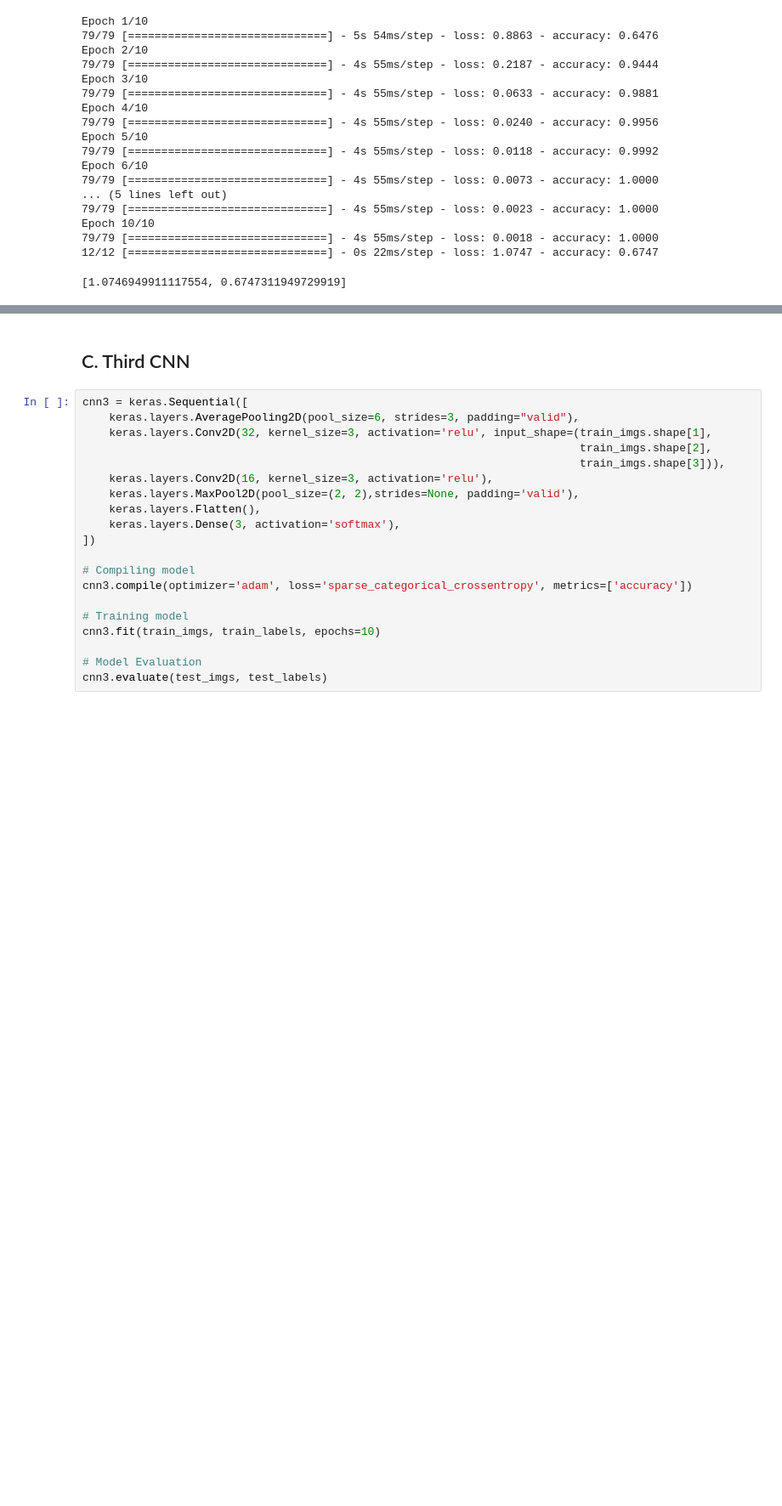
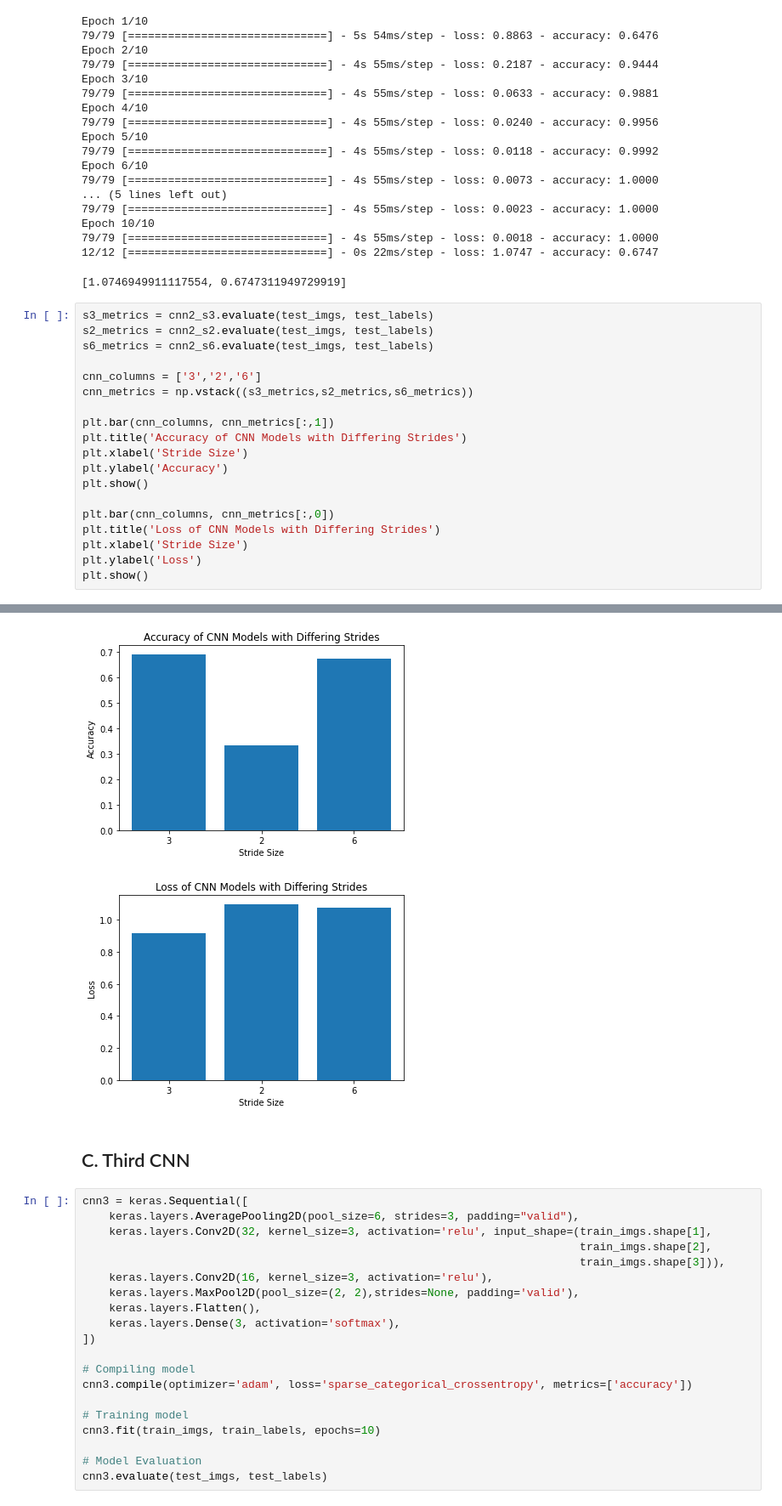
Before and after one commit to tvn4/MSE-491, a Jupyter notebook: Lab 3/Assignment3.ipynb, the cells around one changed output, grey strips where cells are left out. Shown at 85% size. Saved outputs shown, nothing was run; the diff lists cells and outputs as text; blank space fills up the shorter version.

```diff
--- a/Lab 3/Assignment3.ipynb
+++ b/Lab 3/Assignment3.ipynb
@@ -498,3 +503,23 @@ Epoch 10/10
 79/79 [==============================] - 4s 55ms/step - loss: 0.0018 - accuracy: 1.0000
 12/12 [==============================] - 0s 22ms/step - loss: 1.0747 - accuracy: 0.6747
 [1.0746949911117554, 0.6747311949729919]
+# %%
+s3_metrics = cnn2_s3.evaluate(test_imgs, test_labels)
+s2_metrics = cnn2_s2.evaluate(test_imgs, test_labels)
+s6_metrics = cnn2_s6.evaluate(test_imgs, test_labels)
+
+cnn_columns = ['3','2','6']
+cnn_metrics = np.vstack((s3_metrics,s2_metrics,s6_metrics))
+
+plt.bar(cnn_columns, cnn_metrics[:,1])
+plt.title('Accuracy of CNN Models with Differing Strides')
+plt.xlabel('Stride Size')
+plt.ylabel('Accuracy')
+plt.show()
+
+plt.bar(cnn_columns, cnn_metrics[:,0])
+plt.title('Loss of CNN Models with Differing Strides')
+plt.xlabel('Stride Size')
+plt.ylabel('Loss')
+plt.show()
+# %% [output]
@@ -501,3 +529,5 @@ Epoch 10/10
+[figure, added]
+[figure, added]
 # %% [markdown]
 ## C. Third CNN
 # %%
```
Also changed, not shown: parts of 4 cells of this notebook.
